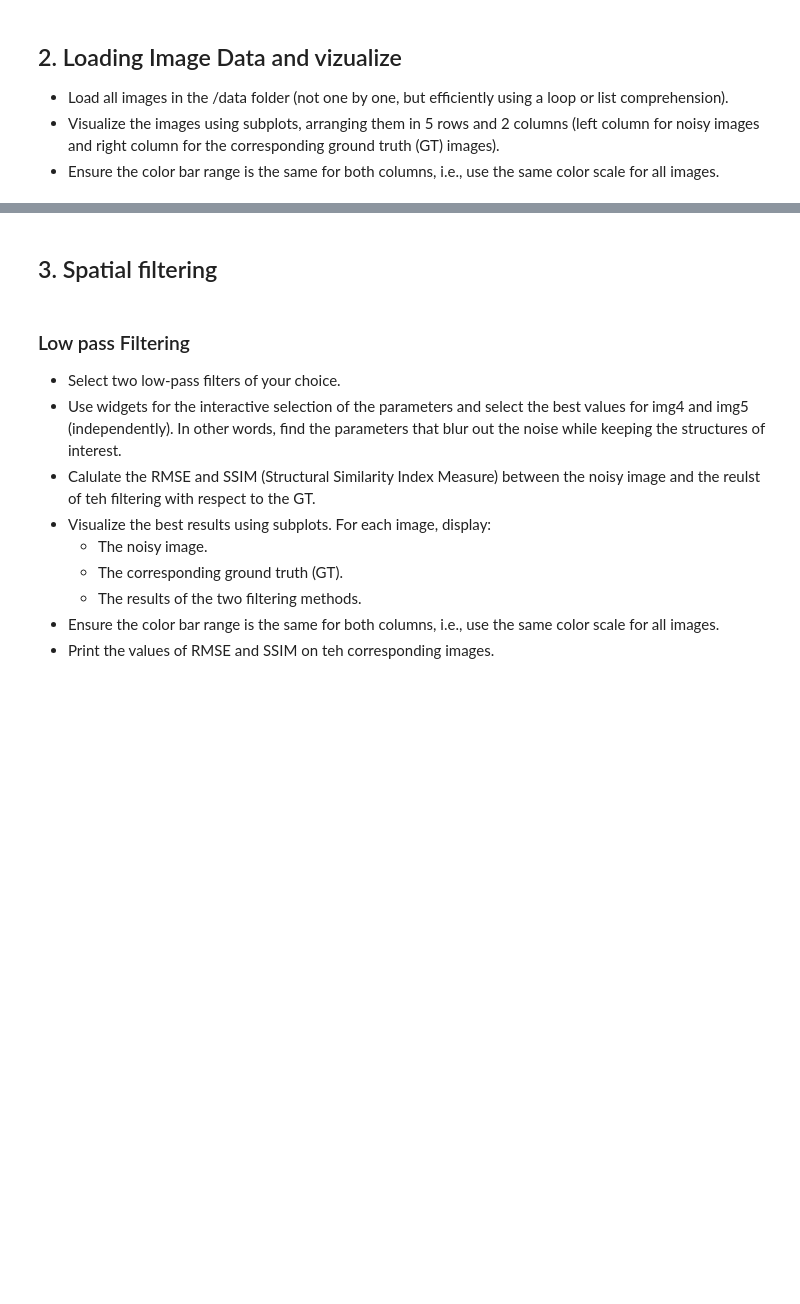
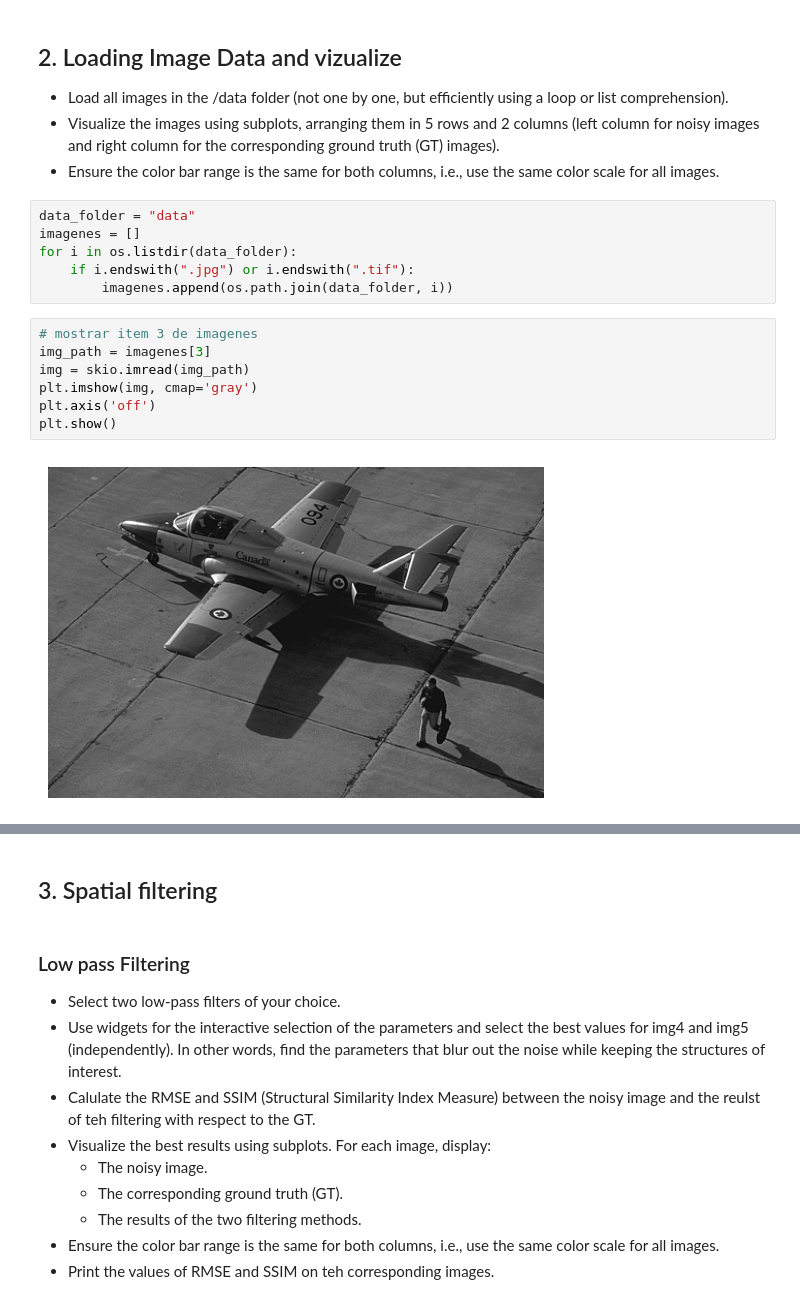
Before and after one commit to Negatix092/Image_Processing, a Jupyter notebook: Image_analysis_tutorial.ipynb, the cells around one changed output, grey strips where cells are left out. Drawn from its saved outputs; the diff is of its cells as text; blank space fills up the shorter version.

```diff
--- a/Image_analysis_tutorial.ipynb
+++ b/Image_analysis_tutorial.ipynb
@@ -12,3 +20,18 @@
 *   Load all images in the /data folder (not one by one, but efficiently using a loop or list comprehension).
 *   Visualize the images using subplots, arranging them in 5 rows and 2 columns (left column for noisy images and right column for the corresponding ground truth (GT) images).
 *   Ensure the color bar range is the same for both columns, i.e., use the same color scale for all images.
+# %%
+data_folder = "data"
+imagenes = []
+for i in os.listdir(data_folder):
+    if i.endswith(".jpg") or i.endswith(".tif"):
+        imagenes.append(os.path.join(data_folder, i))
+# %%
+# mostrar item 3 de imagenes
+img_path = imagenes[3]
+img = skio.imread(img_path)
+plt.imshow(img, cmap='gray')
+plt.axis('off')
+plt.show()
+# %% [output]
+[figure, added]
```
Also changed, not shown: parts of 7 cells of this notebook, 4 other files.
